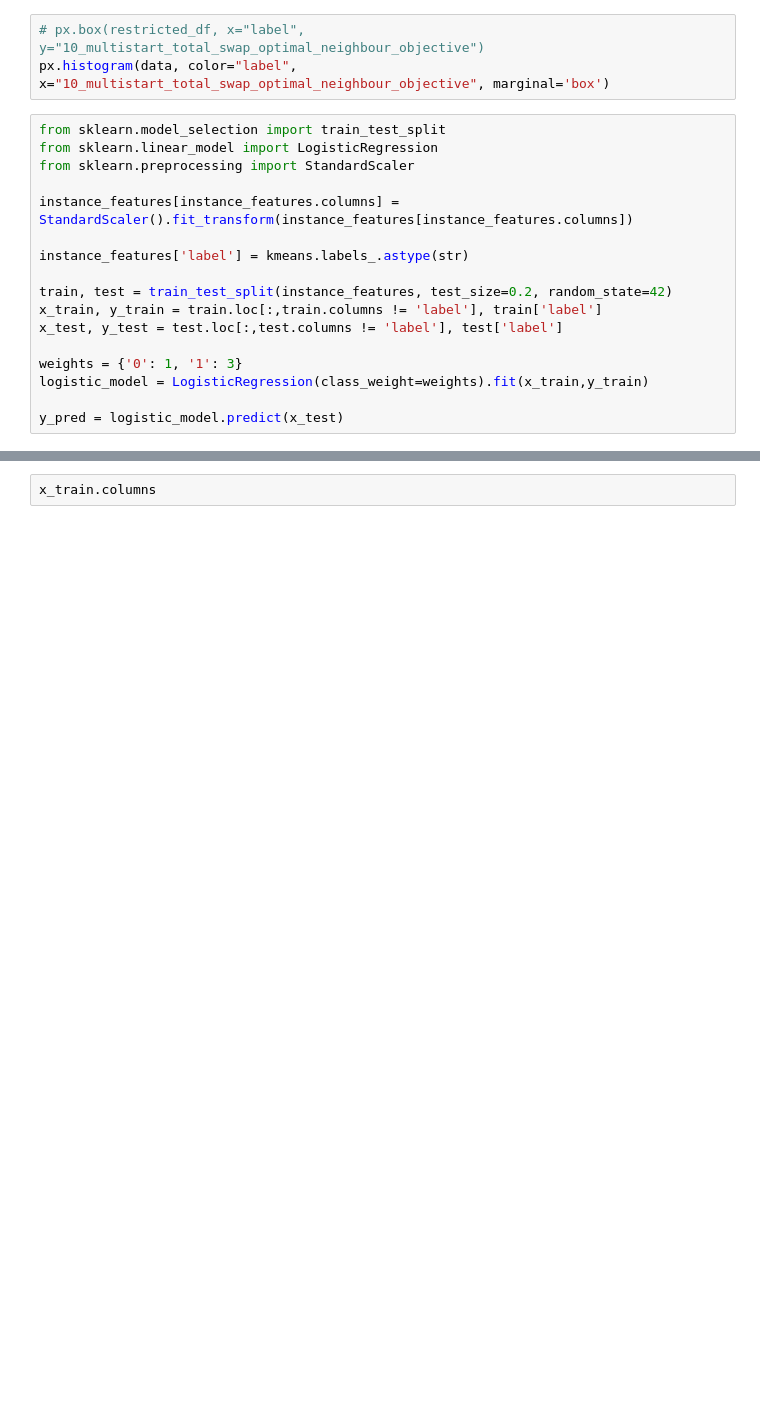
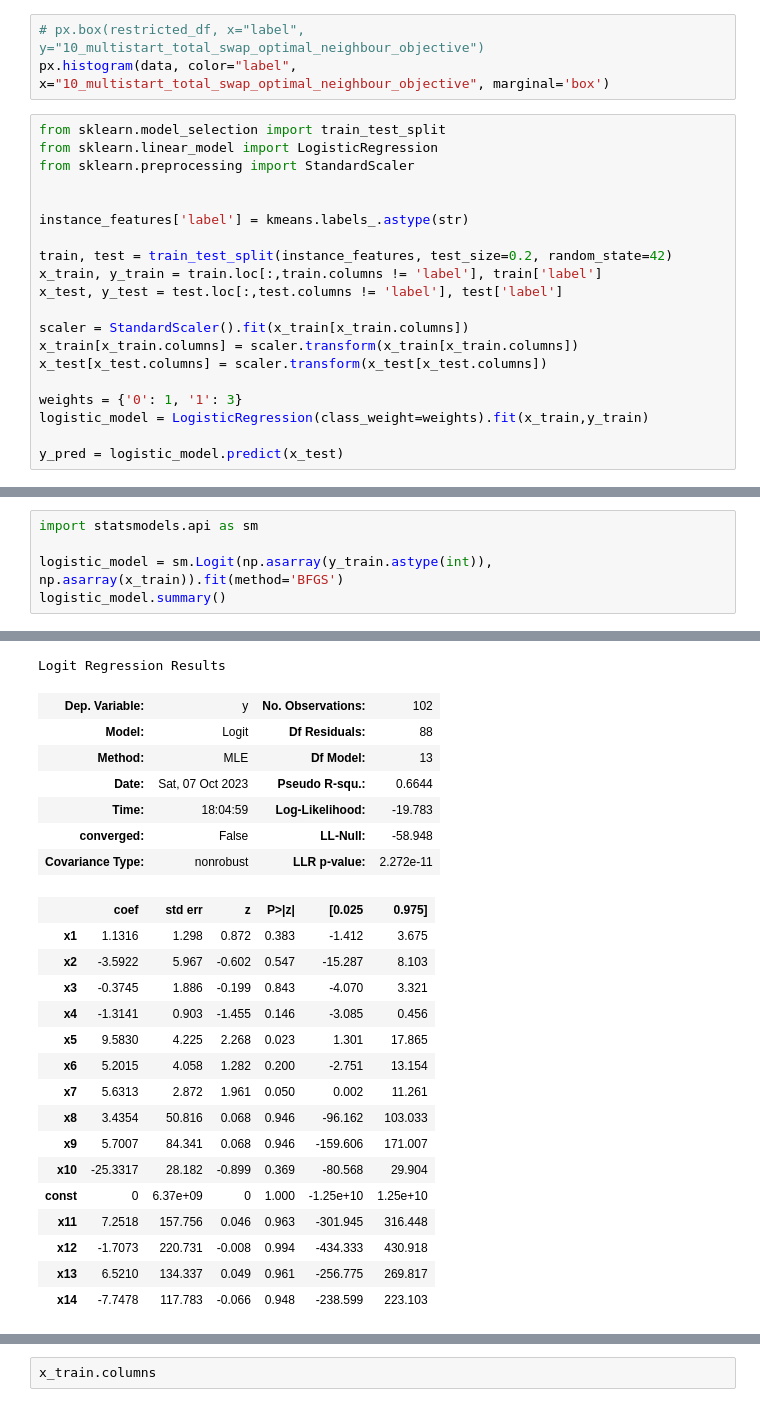
Before and after one commit to NarymanTarvand/qap-heuristic, a Jupyter notebook: goats.ipynb, the cells around one changed output, grey strips where cells are left out. Cells and saved outputs as stored; diff of their text form; blank space fills up the shorter version.

```diff
--- a/goats.ipynb
+++ b/goats.ipynb
@@ -80,7 +89,6 @@ from sklearn.model_selection import train_test_split
 from sklearn.linear_model import LogisticRegression
 from sklearn.preprocessing import StandardScaler
 
-instance_features[instance_features.columns] = StandardScaler().fit_transform(instance_features[instance_features.columns])
 
 instance_features['label'] = kmeans.labels_.astype(str)
 
@@ -88,6 +96,10 @@ train, test = train_test_split(instance_features, test_size=0.2, random_state=42
 x_train, y_train = train.loc[:,train.columns != 'label'], train['label']
 x_test, y_test = test.loc[:,test.columns != 'label'], test['label']
 
+scaler = StandardScaler().fit(x_train[x_train.columns])
+x_train[x_train.columns] = scaler.transform(x_train[x_train.columns])
+x_test[x_test.columns] = scaler.transform(x_test[x_test.columns])
+
 weights = {'0': 1, '1': 3}
 logistic_model = LogisticRegression(class_weight=weights).fit(x_train,y_train)
 
@@ -114,0 +143,6 @@ array([[-0.10166202,  0.70514856, -1.13631189,  0.62828616, -0.84896808,
+# %%
+import statsmodels.api as sm
+
+logistic_model = sm.Logit(np.asarray(y_train.astype(int)), np.asarray(x_train)).fit(method='BFGS')
+logistic_model.summary()
+# %% [output]
@@ -114,0 +157,24 @@ array([[-0.10166202,  0.70514856, -1.13631189,  0.62828616, -0.84896808,
+Logit Regression Results
+| Dep. Variable: | y | No. Observations: | 102 |
+| Model: | Logit | Df Residuals: | 88 |
+| Method: | MLE | Df Model: | 13 |
+| Date: | Sat, 07 Oct 2023 | Pseudo R-squ.: | 0.6644 |
+| Time: | 18:04:59 | Log-Likelihood: | -19.783 |
+| converged: | False | LL-Null: | -58.948 |
+| Covariance Type: | nonrobust | LLR p-value: | 2.272e-11 |
+|  | coef | std err | z | P>|z| | [0.025 | 0.975] |
+| x1 | 1.1316 | 1.298 | 0.872 | 0.383 | -1.412 | 3.675 |
+| x2 | -3.5922 | 5.967 | -0.602 | 0.547 | -15.287 | 8.103 |
+| x3 | -0.3745 | 1.886 | -0.199 | 0.843 | -4.070 | 3.321 |
+| x4 | -1.3141 | 0.903 | -1.455 | 0.146 | -3.085 | 0.456 |
+| x5 | 9.5830 | 4.225 | 2.268 | 0.023 | 1.301 | 17.865 |
+| x6 | 5.2015 | 4.058 | 1.282 | 0.200 | -2.751 | 13.154 |
+| x7 | 5.6313 | 2.872 | 1.961 | 0.050 | 0.002 | 11.261 |
+| x8 | 3.4354 | 50.816 | 0.068 | 0.946 | -96.162 | 103.033 |
+| x9 | 5.7007 | 84.341 | 0.068 | 0.946 | -159.606 | 171.007 |
+| x10 | -25.3317 | 28.182 | -0.899 | 0.369 | -80.568 | 29.904 |
+| const | 0 | 6.37e+09 | 0 | 1.000 | -1.25e+10 | 1.25e+10 |
+| x11 | 7.2518 | 157.756 | 0.046 | 0.963 | -301.945 | 316.448 |
+| x12 | -1.7073 | 220.731 | -0.008 | 0.994 | -434.333 | 430.918 |
+| x13 | 6.5210 | 134.337 | 0.049 | 0.961 | -256.775 | 269.817 |
+| x14 | -7.7478 | 117.783 | -0.066 | 0.948 | -238.599 | 223.103 |
```
Also changed, not shown: parts of 12 cells of this notebook.
